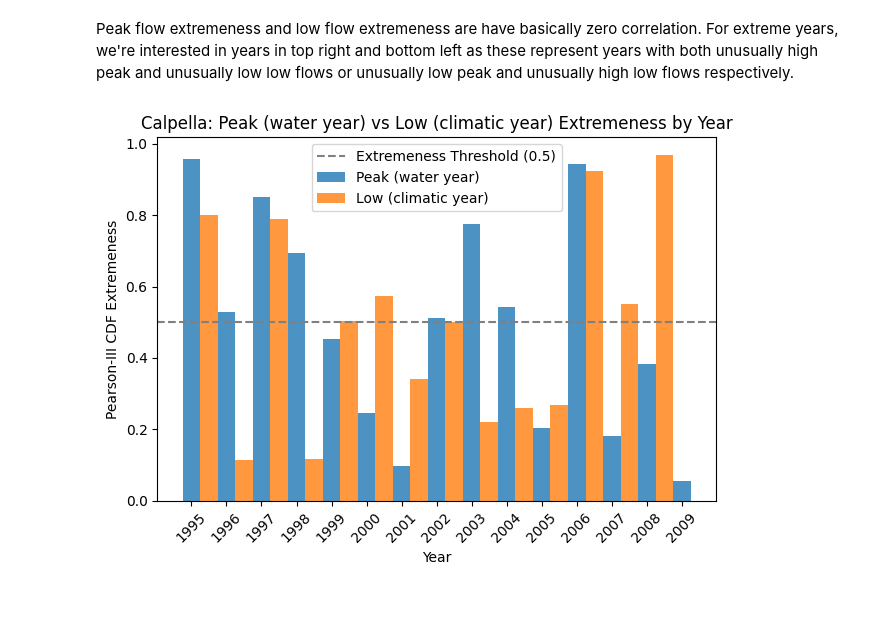
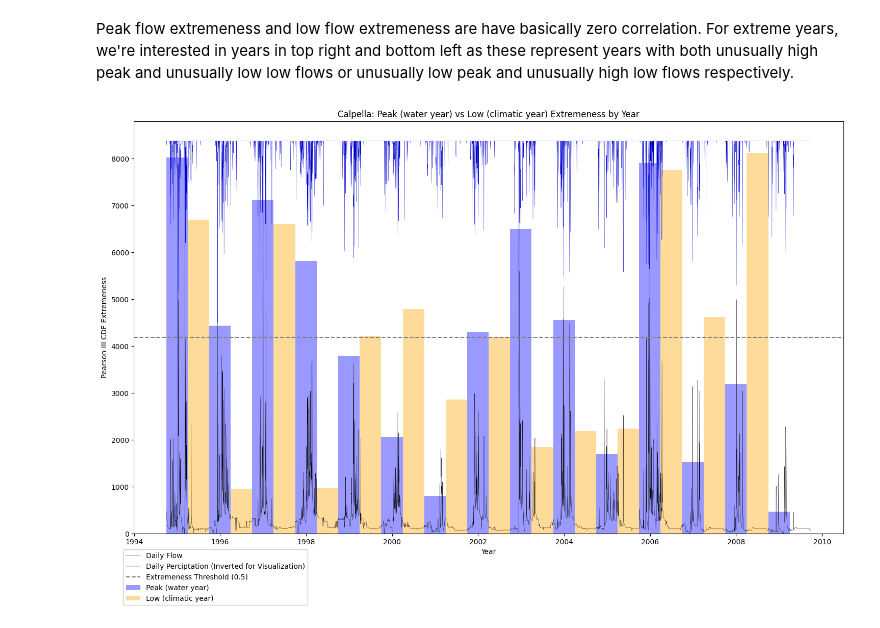
Before and after one commit to ArmanO2005/Fitting-a-Pearson-Type-III-Distribution-to-Peak-Flow-Data-from-the-Russian-River, a Jupyter notebook: Extremeness_Visualization.ipynb, the cells around one changed output. Cells and saved outputs as stored; diff of their text form; code cells hidden in the pictures.

Commit message:
precipt overlaid

```diff
--- a/Extremeness_Visualization.ipynb
+++ b/Extremeness_Visualization.ipynb
@@ -15,6 +15,8 @@ guerneville_all_data = pd.read_csv('russian_river_data/Guerneville_daily.csv')
 hopland_all_data = pd.read_csv('russian_river_data/Hopland_daily.csv')
 warmsprings_all_data = pd.read_csv('russian_river_data/WarmSprings_Inflow_daily.csv')
 
+daily = pd.read_csv('russian_river_data/daily.csv')
+
 all_data = {'Calpella': calpella_all_data,
             'Guerneville': guerneville_all_data,
             'Hopland': hopland_all_data,
@@ -40,34 +61,100 @@ Peak flow extremeness and low flow extremeness are have basically zero correlati
 # %%
 basin_stats = {"calpella": None, "guerneville": None, "hopland": None, "warm_springs": None}
 
 for basin in basins:
+    precip_df = daily.copy()
+
     pos = peak_flows[basin]
     low = low_flows[basin]
 
     basin_stats_df = pd.DataFrame({
         "Year": peak_years[:-1],
         "Peak Extremeness": pos[:-1],
         "Low Extremeness": low
     })
     basin_stats[basin.lower().replace(" ", "_")] = basin_stats_df
 
-    plt.figure()
+    all_data[basin]['Date'] = pd.to_datetime(all_data[basin]['Date'])
+    flow_df = all_data[basin].copy()
+    flow_df['water_year_half'] = np.where(
+        flow_df['Date'].dt.month.isin([10, 11, 12]),
+        flow_df['Date'].dt.year + 0.5,
+        np.where(
+            flow_df['Date'].dt.month.isin([1, 2, 3]),
+            flow_df['Date'].dt.year - 1 + 0.5,
+            np.nan
+        )
+    )
+    flow_df['climatic_year_half'] = np.where(
+        flow_df['Date'].dt.month.between(4, 9),
+        flow_df['Date'].dt.year + 0.5,
+        np.nan
+    )
+    flow_df['peak_extremeness'] = None
+    flow_df['low_extremeness'] = None
 
-    plt.bar(peak_years, pos, label="Peak (water year)", alpha=0.8, width=0.5)
+    # print(flow_df['water_year_half'].dropna().unique())
+    # print(flow_df['climatic_year_half'].dropna().unique())
 
-    plt.bar(low_years - 0.5, low, label="Low (climatic year)", alpha=0.8, width=0.5)
+    for i, year in enumerate(flow_df['water_year_half'].dropna().unique()):
+        flow_df.loc[flow_df['water_year_half'] == year, 'peak_extremeness'] = pos.iloc[i]
 
-    plt.axhline(0.5, color='gray', linestyle='--', label='Extremeness Threshold (0.5)')
+    for i, year in enumerate(flow_df['climatic_year_half'].dropna().unique()[:-1]):
+        flow_df.loc[flow_df['climatic_year_half'] == year, 'low_extremeness'] = low.iloc[i]
+
+    scaler = max(all_data[basin].iloc[:, 3])
+
+    plt.figure(figsize=(15, 10))
+
+    plt.bar(
+        flow_df['Date'],
+        flow_df['peak_extremeness'] * scaler,
+        label="Peak (water year)",
+        alpha=0.4,
+        width=1,
+        color='blue'
+        )
+
+    plt.bar(
+        flow_df['Date'],
+        flow_df['low_extremeness'] * scaler,
+        label="Low (climatic year)",
+        alpha=0.4,
+        width=1,
+        color='orange'
+        )
+
+    plt.plot(
+        all_data[basin]['Date'],
+        all_data[basin].iloc[:, 3],
+        color="black",
+        linewidth=0.3,
+        label="Daily Flow",
+    )
+
+    precip_df.iloc[3:, 1] = pd.to_datetime(precip_df.iloc[3:, 1], errors="coerce")
+    precip_df.iloc[3:,27] = -pd.to_numeric(precip_df.iloc[3:,27]) * scaler/8 + scaler
+
+    plt.plot(
+        precip_df.iloc[3:, 1],
+        precip_df.iloc[3:,27],
+        color="mediumblue",
+        linewidth=0.3,
+        label="Daily Perciptation (Inverted for Visualization)",
+    )
+
+    plt.axhline(0.5 * max(all_data[basin].iloc[:, 3]), color='gray', linestyle='--', label='Extremeness Threshold (0.5)')
     plt.xlabel("Year")
     plt.ylabel("Pearson-III CDF Extremeness")
+    plt.ylabel("Flow (cfs)")
+    plt.gca().yaxis.tick_right()
     plt.title(f"{basin}: Peak (water year) vs Low (climatic year) Extremeness by Year")
-    plt.legend()
+    plt.legend(bbox_to_anchor=(0.25, -0.03), fancybox=True, framealpha=1)
 
-    # Keep ticks aligned to actual water years
-    plt.xticks(peak_years, rotation=45)
+    # plt.xticks(flow_df['water_year_half'].dropna().unique() + 0.5, rotation=45)
 
     plt.tight_layout()
     plt.savefig(f"{basin}_wet_dry_extremeness.png", dpi=300, bbox_inches="tight")
     plt.show()
 # %% [output]
-[figure, old version]
+[figure, new version]
```
Also changed, not shown: parts of 3 cells of this notebook, 5 other files.
